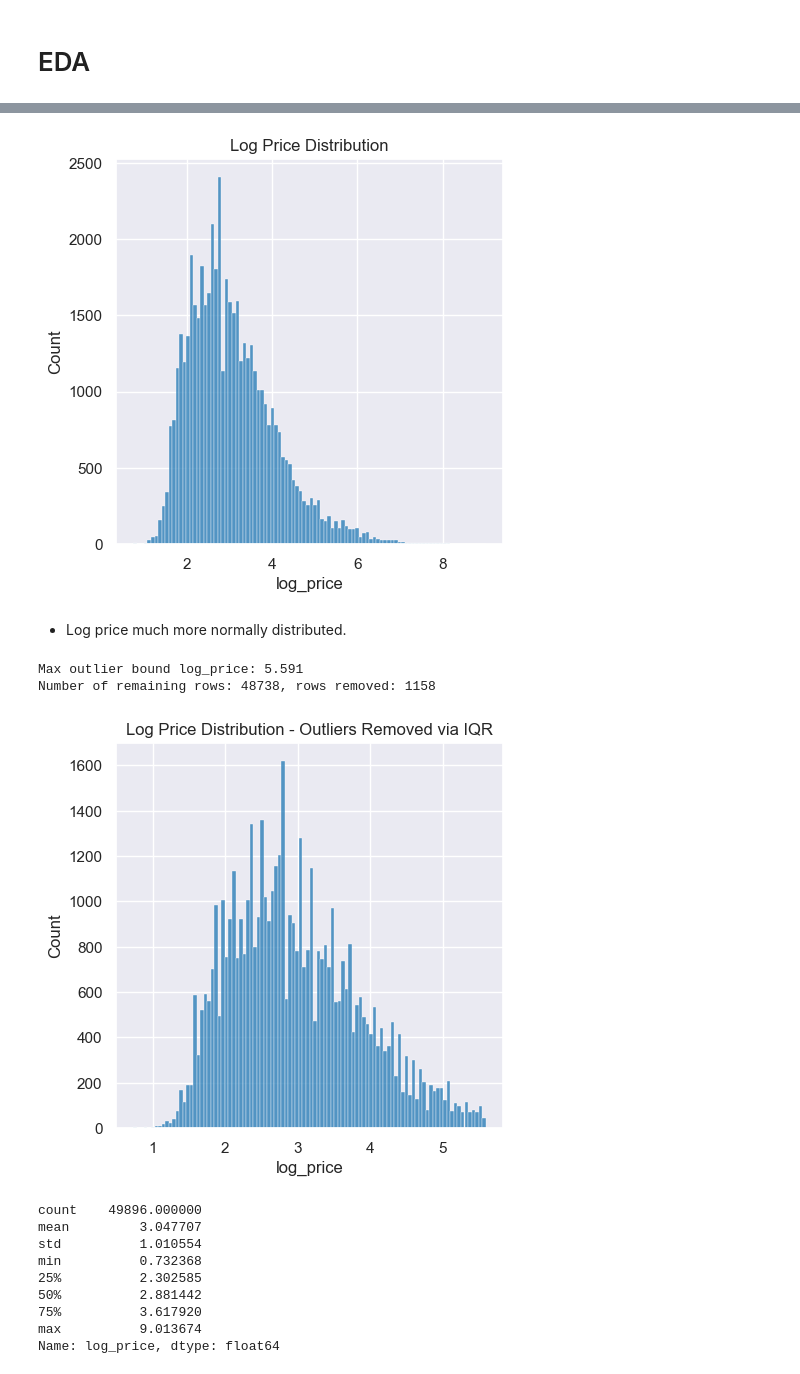
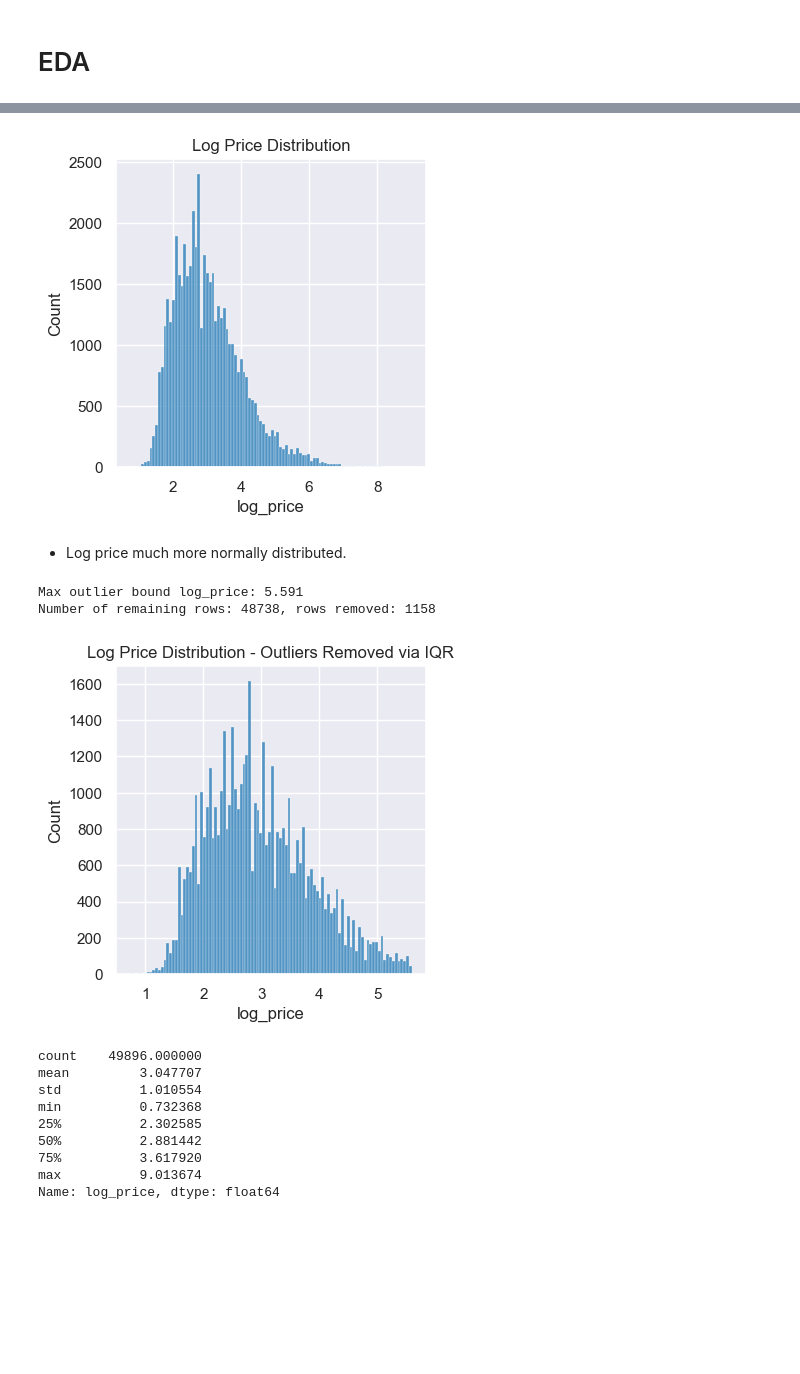
Before and after one commit to acdaniel864/capstone, a Jupyter notebook: code/03_eda.ipynb, the cells around one changed output, grey strips where cells are left out. Drawn from its saved outputs; the diff is of its cells as text; code cells hidden in the pictures; blank space fills up the shorter version.

```diff
--- a/code/03_eda.ipynb
+++ b/code/03_eda.ipynb
@@ -83,31 +90,31 @@ axs[1, 0].grid(True)
 # remove price outliers from dataframe, log transform price and plot
 
 df['log_price'] = np.log(df['price'])
-plt.figure(figsize=(5, 5))
+plt.figure(figsize=(4, 4))
 plt.title('Log Price Distribution')
 sns.histplot(df['log_price'], bins=100)  # kde=False turns off the kernel density estimate plot overlay
 plt.show();
 # %% [output]
-[figure, old version]
+[figure, new version]
 # %% [markdown]
 * Log price much more normally distributed.
 # %%
 # calculate interquartile range of price, and set a limit at 1.5 IQR above 75% percentile
 Qrt1 = np.quantile(df['log_price'], 0.25)
 Qrt3 = np.quantile(df['log_price'], 0.75)
 price_IQR = Qrt3 - Qrt1
 outlier_price_limit = Qrt3 + (price_IQR * 1.5)
 df_IQR_price = df[df['log_price'] < outlier_price_limit]
 print('Max outlier bound log_price: ', round(outlier_price_limit,3), sep='')
 print(f'Number of remaining rows: {df_IQR_price.shape[0]}, rows removed: {df.shape[0] - df_IQR_price.shape[0]}')
-plt.figure(figsize=(5, 5))
+plt.figure(figsize=(4, 4))
 plt.title('Log Price Distribution - Outliers Removed via IQR')
 sns.histplot(df_IQR_price['log_price'], bins=100)
 plt.show();
 # %% [output]
 Max outlier bound log_price: 5.591
 Number of remaining rows: 48738, rows removed: 1158
-[figure, old version]
+[figure, new version]
 # %%
 df['log_price'].describe()
 # %% [output]
```
Also changed, not shown: parts of 37 cells of this notebook, 7 other files.
